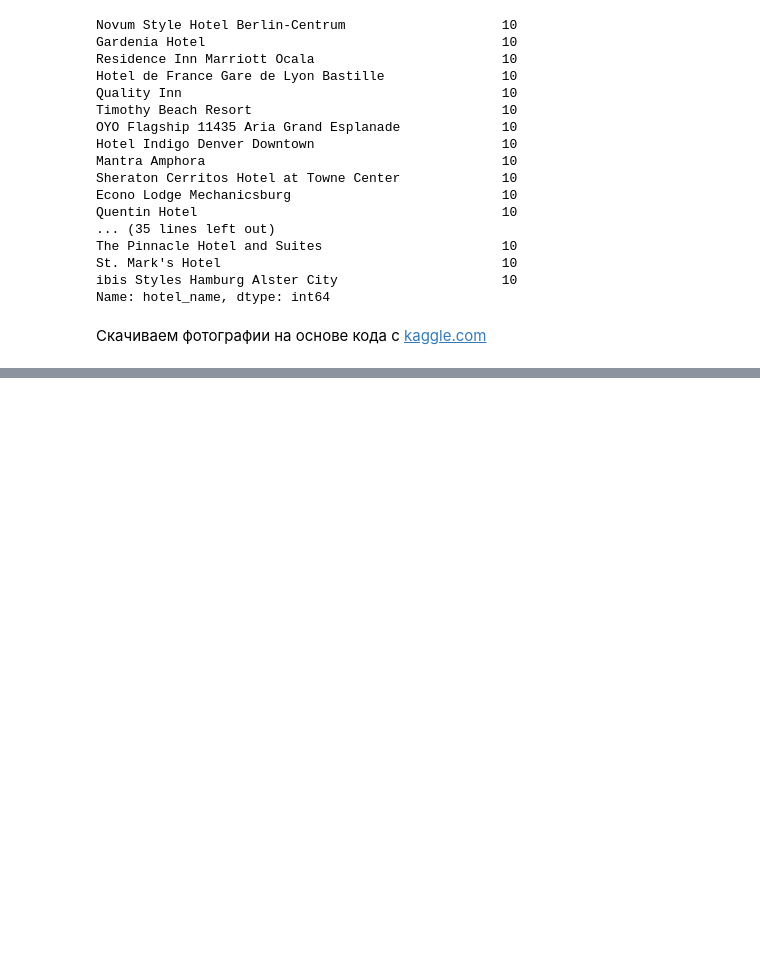
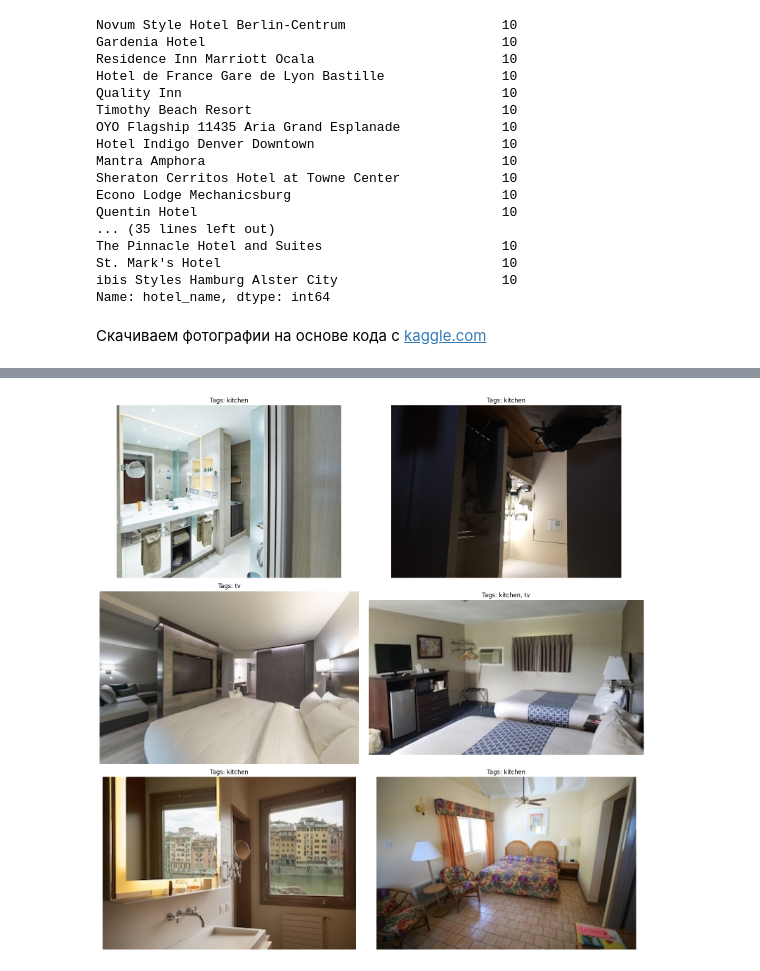
Before and after one commit to underham2ter/sirius-ml-2023, a Jupyter notebook: solution_full.ipynb, the cells around one changed output, grey strips where cells are left out. Saved outputs shown, nothing was run; the diff lists cells and outputs as text; code cells hidden in the pictures; blank space fills up the shorter version.

```diff
--- a/solution_full.ipynb
+++ b/solution_full.ipynb
@@ -318,7 +368,7 @@ for index, row in sampled_photos.iterrows():
       # inputs = processor(text=["a room without a TV, but with a painting that looks like one", "a room with a TV screen and not a painting"], images=image, return_tensors="pt", padding=True)
       inputs = processor(text=[
                                "a room with no kitchen", "a room with a kitchen",
-                               "a a room without a TV, but with a painting that looks like one", "a room with a TV screen and not a painting",
+                               "a room with no TV, but with a painting that looks like one", "a room with a TV screen and not a painting",
                                "a room without plants", "a room with plants"],
 
                          images=image,
@@ -332,7 +382,7 @@ for index, row in sampled_photos.iterrows():
       selection = []
 
       for i in range(0, len(logits_), 2):
-        if logits_[i] < logits_[i+1] and logits_[i+1] > 26.2:
+        if logits_[i] < logits_[i+1] and logits_[i+1] > 26.5:
           selection.append(True)
         else:
           selection.append(False)
@@ -349,22 +399,24 @@ sampled_photos_cut
 from PIL import Image
 from matplotlib import pyplot as plt
 
-im = Image.open('Hotels-50K/images/train/-1/1240/travel_website/6707148.jpg')
-plt.imshow(im)
+# im = Image.open('Hotels-50K/images/train/-1/33918/travel_website/6263030.jpg')
+# plt.imshow(im)
 # %%
-selected_tags, selected_paths = sampled_photos_cut.sample(4)[['image_tag', 'image_path']].values.T
-fig, axes = plt.subplots(2, 2, figsize=(16, 16))
-for i in range(2):
+selected_tags, selected_paths = sampled_photos_cut.sample(6)[['image_tag', 'image_path']].values.T
+fig, axes = plt.subplots(3, 2, figsize=(16, 16))
+for i in range(3):
     for j in range(2):
         # tag, path = sampled_photos_cut.sample()[['image_tag', 'image_path']].values[0]
         tag, path = selected_tags[0], selected_paths[0]
         selected_tags, selected_paths = np.delete(selected_tags, 0), np.delete(selected_paths, 0)
         im = Image.open(path)
         axes[i, j].imshow(im)
         axes[i, j].set_title(f'Tags: {tag}')
         axes[i, j].axis('off')
 fig.tight_layout()
 plt.show()
+# %% [output]
+[figure, added]
 # %%
 df1 = sampled_photos_cut.groupby(by=["hotel_name", "image_tag"])["hotel_name"].count().to_frame("tag_count")
 # %%
```
Also changed, not shown: parts of 8 cells of this notebook.
